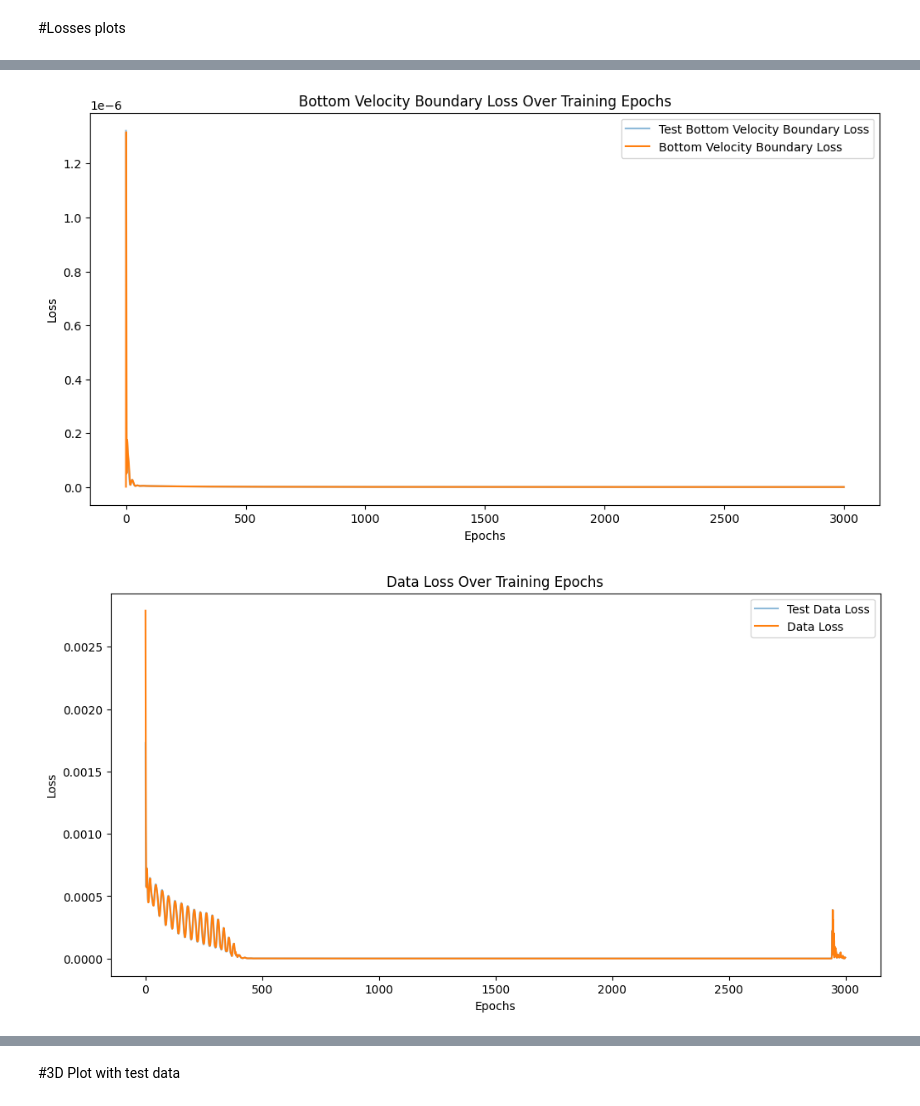
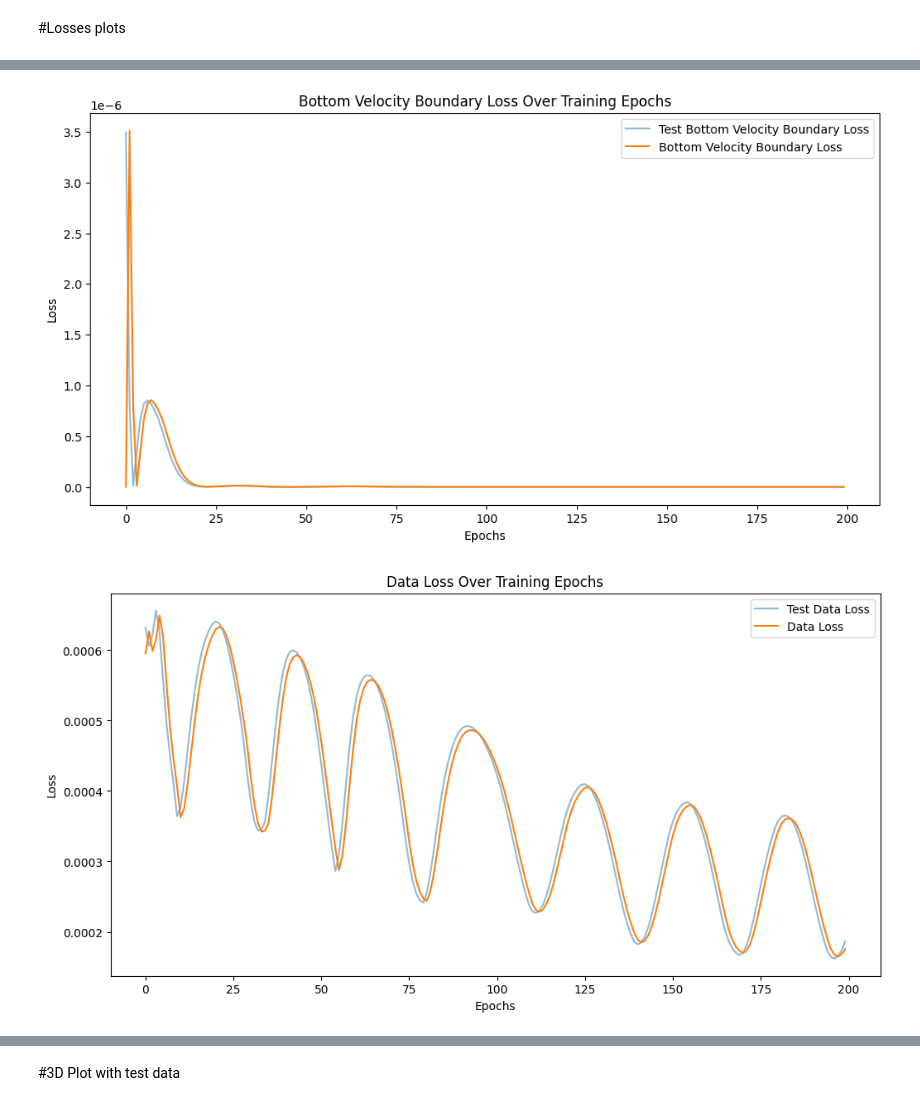
Before and after one commit to LuigiElo/DL-PINNs, a Jupyter notebook: PINN_LaPlace2D_Pytorch.ipynb, the cells around one changed output, grey strips where cells are left out. Saved outputs shown, nothing was run; the diff lists cells and outputs as text; code cells hidden in the pictures.

```diff
--- a/PINN_LaPlace2D_Pytorch.ipynb
+++ b/PINN_LaPlace2D_Pytorch.ipynb
@@ -746,13 +744,13 @@ import numpy as np
 import matplotlib.pyplot as plt
 
 # Define parameters
-num_epochs = 3000
-#learning_rate = (10**-3)*0.5
+num_epochs = 200
+learning_rate = (10**-3)
 #momentum = 0.9
 
 
 # Create the model and optimizer
-#optimizer = optim.Adam(model.parameters(), lr=learning_rate)
+optimizer = optim.Adam(model.parameters(), lr=learning_rate)
 #optimizer = optim.SGD(model.parameters(), lr=learning_rate, momentum=momentum)
 
 training_data_size=288 #double of PDE size
@@ -1037,7 +1037,8 @@ PlotWeightsHistory()
 # %% [markdown]
 #Losses plots
 # %%
-def plotLoss(num_epochs, start=0):
+def plotLoss(num_epochs,body=False, start=0):
+  if(not body):
     losses = {
         "PDE Loss": [test_loss_pde_list, loss_pde_list],
         "Periodic Boundary Loss": [test_loss_per_bc_list, loss_per_bc_list],
@@ -1045,22 +1046,31 @@ def plotLoss(num_epochs, start=0):
         "Data Loss": [test_loss_data_list, loss_data_list],
         "Total Loss": [test_total_loss_list, total_loss_list],
     }
+  else:
+    losses = {
+        "PDE Loss": [test_loss_pde_list, loss_pde_list],
+        "Periodic Boundary Loss": [test_loss_per_bc_list, loss_per_bc_list],
+        "Bottom Velocity Boundary Loss": [test_loss_bot_vel_bc_list, loss_bot_vel_bc_list],
+        "Data Loss": [test_loss_data_list, loss_data_list],
+        "Body Loss": [test_loss_body_list, loss_body_list],
+        "Total Loss": [test_total_loss_list, total_loss_list],
+    }
 
-    epochs_range = range(start, num_epochs, 1)
+  epochs_range = range(start, num_epochs, 1)
 
-    for loss_type, loss_values in losses.items():
-      try:
-        test_loss, training_loss = loss_values
-        plt.figure(figsize=(12, 6))
-        plt.plot(epochs_range, test_loss[start:num_epochs], label="Test " + loss_type, alpha=0.5)
-        plt.plot(epochs_range, training_loss[start:num_epochs], label=loss_type)
-        plt.title(loss_type + " Over Training Epochs")
-        plt.xlabel("Epochs")
-        plt.ylabel("Loss")
-        plt.legend()
-        plt.show()
-      except:
-        print(f"There is no {loss_type}")
+  for loss_type, loss_values in losses.items():
+    try:
+      test_loss, training_loss = loss_values
+      plt.figure(figsize=(12, 6))
+      plt.plot(epochs_range, test_loss[start:num_epochs], label="Test " + loss_type, alpha=0.5)
+      plt.plot(epochs_range, training_loss[start:num_epochs], label=loss_type)
+      plt.title(loss_type + " Over Training Epochs")
+      plt.xlabel("Epochs")
+      plt.ylabel("Loss")
+      plt.legend()
+      plt.show()
+    except:
+      print(f"There is no {loss_type}")
 
 plotLoss(num_epochs)
 # %% [output]
@@ -1069,2 +1079,2 @@ plotLoss(num_epochs)
-[figure, old version]
+[figure, new version]
-[figure, old version]
+[figure, new version]
```
Also changed, not shown: parts of 15 cells of this notebook.
